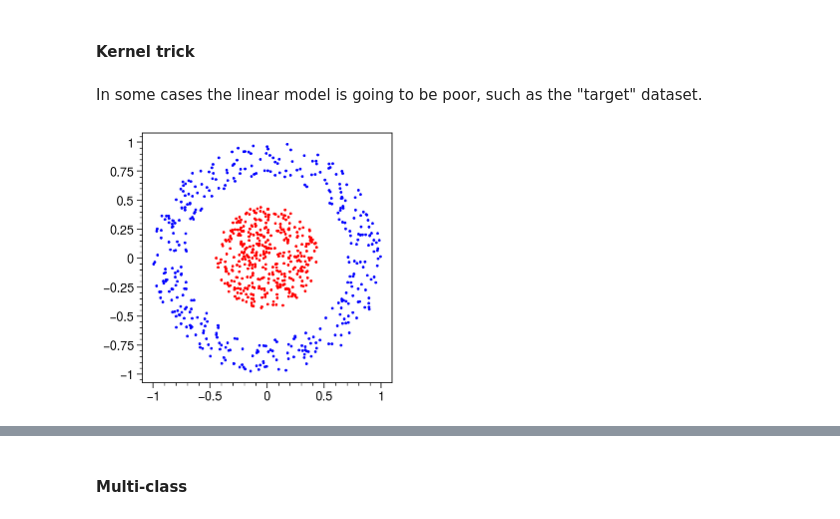
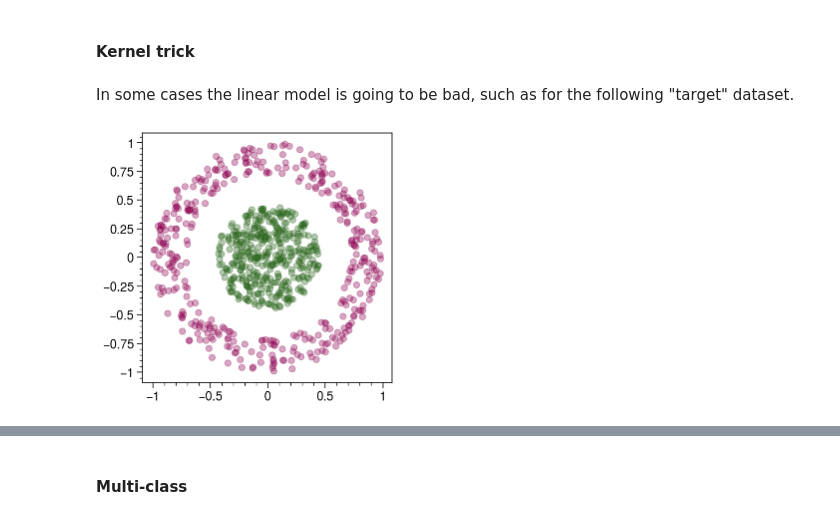
Before and after one commit to austin-hoover/blog_old, a Jupyter notebook: _notebooks/2021-04-01-authorship_identification.ipynb, the cells around one changed output, grey strips where cells are left out. Drawn from its saved outputs; the diff is of its cells as text; code cells hidden in the pictures.

```diff
--- a/_notebooks/2021-04-01-authorship_identification.ipynb
+++ b/_notebooks/2021-04-01-authorship_identification.ipynb
@@ -1,9 +1,12 @@
 # %%
 #hide
+from IPython.display import HTML
 import matplotlib.pyplot as plt
 import proplot as plot
 plot.rc['figure.facecolor'] = 'white'
 plot.rc['axes.grid'] = False
+plot.rc['lines.markeredgewidth'] = 0
+plot.rc['image.cmap'] = 'PiYG'
 # %% [markdown]
 # Authorship identification
 - toc: true
@@ -107,18 +105,18 @@ axes.format(xlim=(xmin, xmax), xticks=[], yticks=[])
 # %% [markdown]
 #### Kernel trick
 # %% [markdown]
-In some cases the linear model is going to be poor, such as the "target" dataset.
+In some cases the linear model is going to be bad, such as for the following "target" dataset.
 # %%
 n = 400
 r1 = np.sqrt(np.random.uniform(0.0, 0.2, size=(n,)))
 r2 = np.sqrt(np.random.uniform(0.5, 1.0, size=(n,)))
 t1 = np.random.uniform(0, 2*np.pi, size=(n,))
 t2 = np.random.uniform(0, 2*np.pi, size=(n,))
 X = np.vstack([np.vstack([r1*np.cos(t1), r1*np.sin(t1)]).T,
                np.vstack([r2*np.cos(t2), r2*np.sin(t2)]).T])
-y = n * [+1] + n * [-1]
+y = n * [1] + n * [-1]
 
 fig, ax = plot.subplots()
-ax.scatter(X[:, 0], X[:, 1], s=2, c=y, cmap='bwr');
+ax.scatter(X[:, 0], X[:, 1], s=20, alpha=0.35, c=y);
 # %% [output]
-[figure, old version]
+[figure, new version]
```
Also changed, not shown: parts of 11 cells of this notebook, 1 other file.
